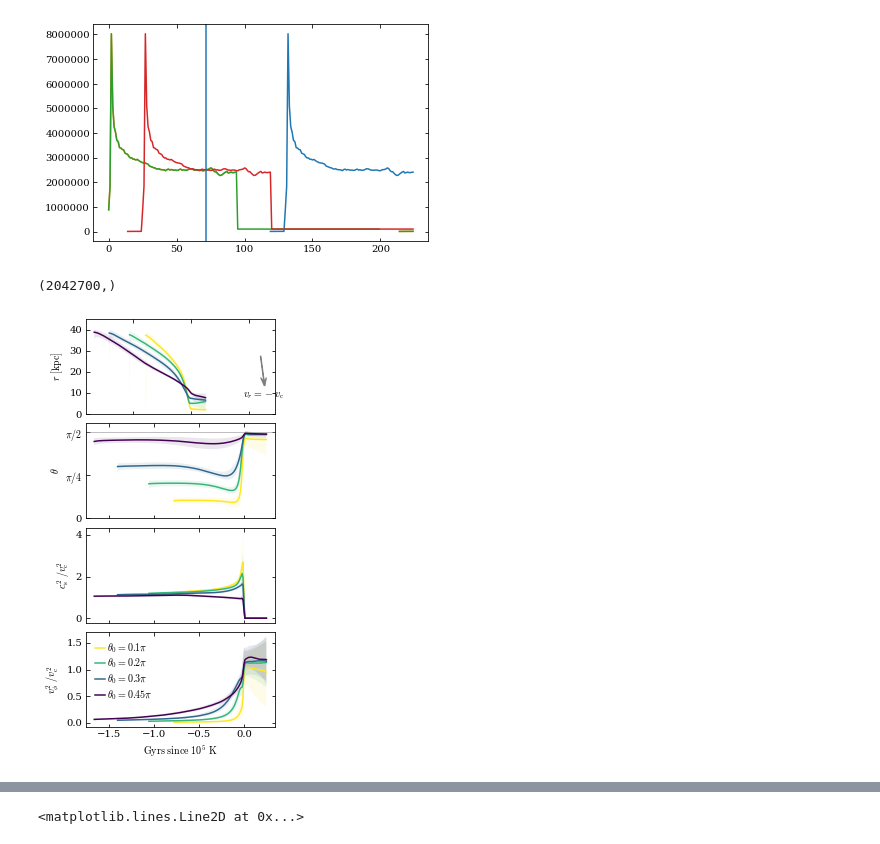
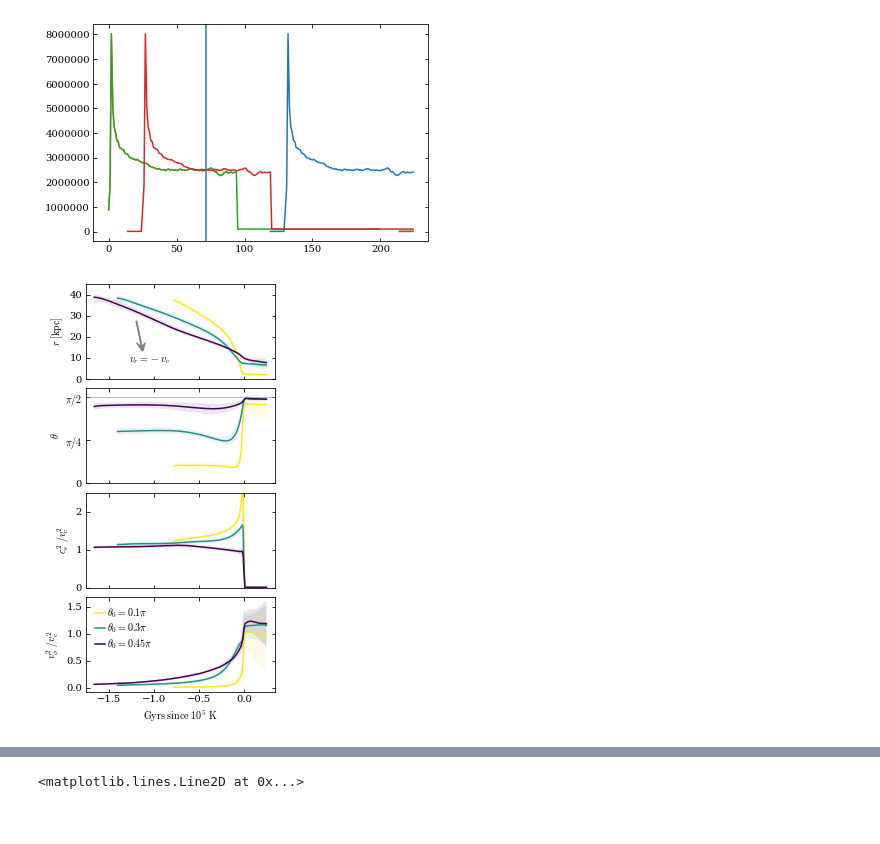
Before and after one commit to JonathanSternAstro/gizmo_analysis, a Jupyter notebook: ipynb/subsonic_solution/particleTracking.ipynb, the cells around one changed output, grey strips where cells are left out. Saved outputs shown, nothing was run; the diff lists cells and outputs as text; code cells hidden in the pictures.

Commit message:
added figures

```diff
--- a/ipynb/subsonic_solution/particleTracking.ipynb
+++ b/ipynb/subsonic_solution/particleTracking.ipynb
@@ -111,7 +114,7 @@ tffs   = (2**0.5*rs*un.kpc/vc).to('Myr')
 trots  = (Omegas**-1).to('Myr')
 tflows = (rs*un.kpc/(vrs*un.km/un.s)).to('Myr')
 # %%
-theta_midbins = np.array([0.1,0.2,0.3,0.45])*np.pi; l = len(theta_midbins)
+theta_midbins = np.array([0.1,0.3,0.45])*np.pi; l = len(theta_midbins)
 dtheta = 0.025*np.pi
 theta_inds = np.zeros((len(theta_midbins),thetas.shape[1]))
 for itheta,theta_midbin in enumerate(theta_midbins):
@@ -263,6 +239,33 @@ pl.savefig('helix.pdf',bbox_inches='tight')
 [np.percentile(tcools[-1,:],p) for p in (16,50,84)]
 # %% [output]
 [3020.031545087594, 3488.1061969803227, 4274.882484894172]
+# %%
+colors = pl.get_cmap('viridis')(1-np.arange(l)/(l-1))
+labels_short = [(r'$%.'+'%d'%(1,2)[im==2]+'f\pi$')%m for im,m in enumerate(theta_midbins/np.pi)]
+labels = [(r'$\theta_0=%.'+'%d'%(1,2)[im==2]+'f\pi$')%m for im,m in enumerate(theta_midbins/np.pi)]
+def med_and_std(all_vals,xs=ts,theta_inds=theta_inds,show_std=True,ls='-'):
+    for i,ind in enumerate(theta_midbins):
+        vals = all_vals[:,theta_inds[i]]
+        ys16,ys50,ys84 = [np.nanpercentile(vals,p,axis=1) for p in (16,50,84)]
+        goods = xs<np.median(tSF[theta_inds[i]])
+        pl.plot(xs[goods]/1000,ys50[goods],label=labels[i],c=colors[i],ls=ls)
+        if show_std: pl.fill_between(xs[goods]/1000,ys16[goods],ys84[goods],facecolor=colors[i],alpha=0.1)
+def med_and_std_dphi(dphis,xs=ts,theta_inds=theta_inds):
+    for i,ind in enumerate(theta_midbins):
+        vals = dphis[:,theta_inds[i]]
+        ys16,ys50,ys84 = [np.nanpercentile(vals,p,axis=1) for p in (16,50,84)]
+        goods = xs<np.median(tSF[theta_inds[i]])
+        for j in np.arange(0,max(ys50[goods]/(2*np.pi))+1):
+            goods2 = goods & (ys50//(2*np.pi) == j)
+            pl.plot(xs[goods2]/1000,ys50[goods2]/(2*np.pi)%1,label=labels[i],c=colors[i])
+            pl.fill_between(xs[goods2]/1000,ys16[goods2]/(2*np.pi)%1,ys84[goods2]/(2*np.pi)%1,facecolor=colors[i],alpha=0.1)
+def relative_dispersion(all_vals,xs=ts,theta_inds=theta_inds):
+    for i,ind in enumerate(theta_midbins):
+        goods = xs<np.median(tSF[theta_inds[i]])
+        vals = all_vals[:,theta_inds[i]][goods,:]
+        mean = np.nanmean(vals,axis=1)
+        std  = np.nanstd(vals,axis=1)
+        pl.plot(xs[goods]/1000,std/mean,label=labels[i],c=colors[i])
 # %%
 pl.figure(figsize=(fig_width_half,7.5)); pl.subplots_adjust(hspace=0.1)
 for iPanel in range(4):
@@ -277,9 +280,9 @@ for iPanel in range(4):
     if iPanel==0:
         pl.arrow(0.2,27.5,0.05,-(0.05*un.Gyr*200*un.km/un.s).to('kpc').value,
                  color='.5',width=0.01,head_width=0.1,head_length=2,overhang=2)
-        vcool = (40.5*un.kpc/(np.median(tcools[-1,:])*un.Myr)).to('km/s')
-        pl.arrow(0.2,27.5,0.12,-(0.12*un.Gyr*vcool).to('kpc').value,
-                 color='.5',width=0.1,head_width=0.1,head_length=1,overhang=2)
+#         vcool = (40.5*un.kpc/(np.median(tcools[-1,:])*un.Myr)).to('km/s')
+#         pl.arrow(0.2,27.5,0.12,-(0.12*un.Gyr*vcool).to('kpc').value,
+#                  color='.5',width=0.1,head_width=0.1,head_length=1,overhang=2)
         pl.text(0.25,8,r'$v_r=-v_{\rm c}$',ha='center')
         ax.yaxis.set_major_locator(ticker.MultipleLocator(10))
     if iPanel==1:
@@ -306,10 +309,6 @@ pl.axvline(Ts.shape[0]-153)
 # %% [output]
 <matplotlib.lines.Line2D at 0x...>
 [figure]
-# %%
-t105_ind.shape
-# %% [output]
-(2042700,)
 # %%
 time_after_105 = 25
 ts_offset = -np.arange(-time_after_105*dt,(Nsnapshots-time_after_105)*dt,dt)
@@ -339,33 +338,34 @@ def relative_dispersion_shift(all_vals,xs=ts_offset,theta_inds=theta_inds):
 # %%
 pl.figure(figsize=(fig_width_half,7.5)); pl.subplots_adjust(hspace=0.1)
 ax = pl.subplot(411)
 med_and_std_shift(rs)
 pl.ylabel(r'$r\ [{\rm kpc}]$')
 pl.ylim(0,45)
 ax.xaxis.set_major_formatter(ticker.NullFormatter())
 pl.arrow(-1.2,27.5,0.05,-(0.05*un.Gyr*200*un.km/un.s).to('kpc').value,color='.5',width=0.01,head_width=0.1,head_length=2,overhang=2)
-pl.text(1.25,8,r'$v_r=-v_{\rm c}$',ha='center')
+pl.text(-1.05,8,r'$v_r=-v_{\rm c}$',ha='center')
 ax.yaxis.set_major_locator(ticker.MultipleLocator(10))
 ax =pl.subplot(412)
 med_and_std_shift(thetas,xs=ts_offset)
 pl.ylabel(r'$\theta$')
 pl.ylim(0,0.55*np.pi)
 pl.axhline(0.5*np.pi,c='.5',lw=0.5)
 ax.xaxis.set_major_formatter(ticker.NullFormatter())
 ax.yaxis.set_major_locator(ticker.FixedLocator([0,np.pi/2,np.pi/4]))
 ax.yaxis.set_major_formatter(ticker.FixedFormatter(['0',r'$\pi/2$',r'$\pi/4$']))
 ax = pl.subplot(413)
 med_and_std_shift((cs/vc.value)**2,xs=ts_offset)
 pl.ylabel(r'$c^2_{\rm s}\ / v^2_{\rm c}$')
 ax.xaxis.set_major_formatter(ticker.NullFormatter())
+pl.ylim(0,2.5)
 ax = pl.subplot(414)
 med_and_std_shift((vphis/vc.value)**2,xs=ts_offset)
 pl.ylabel(r'$v^2_\phi\ / v^2_{\rm c}$')
 pl.legend(loc='upper left',ncol=1,frameon=False,labelspacing=0.2,handlelength=1,columnspacing=0.5,handletextpad=0.2)
 pl.xlabel(r'${\rm Gyrs}\ {\rm since}\ 10^5\ {\rm K}$')
 pl.savefig('tracking_spherical_coordinates_vs_t105.pdf',bbox_inches='tight')
 # %% [output]
-[figure, old version]
+[figure, new version]
 # %%
 pl.figure(figsize=(fig_width_full*1.1,5.5)); pl.subplots_adjust(hspace=0.35,wspace=0.25)
 ax = pl.subplot(231)
```
Also changed, not shown: parts of 7 cells of this notebook, 10 other files.
